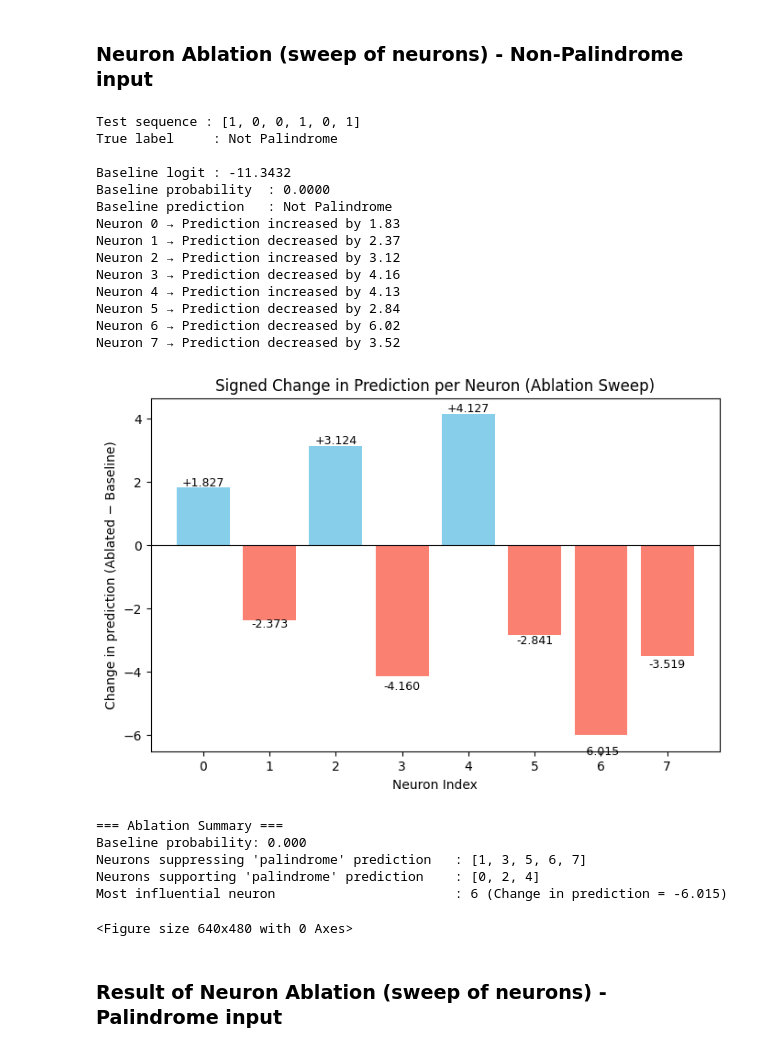
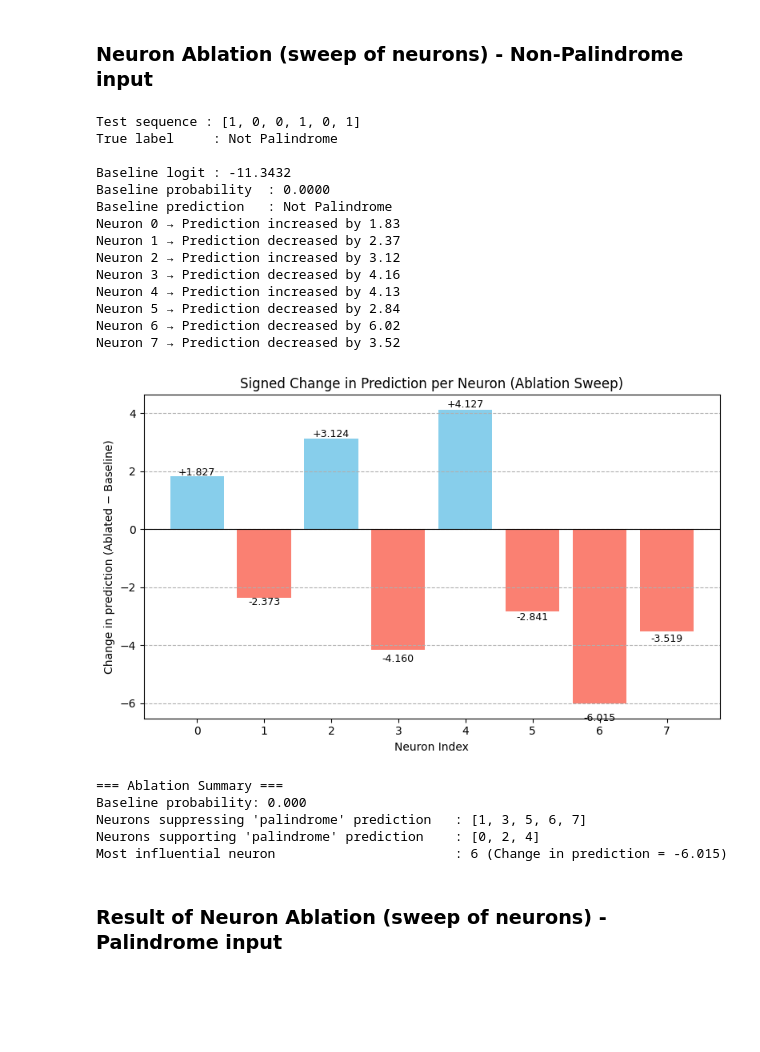
Before and after one commit to siliconshells/Mechanistic_Interpretability, a Jupyter notebook: mechanistic_interp.ipynb, the cells around one changed output. Cells and saved outputs as stored; diff of their text form; code cells hidden in the pictures; blank space fills up the shorter version.

```diff
--- a/mechanistic_interp.ipynb
+++ b/mechanistic_interp.ipynb
@@ -509,8 +513,9 @@ for idx,item in enumerate(effects):
             f"{item:+.3f}",
             ha="center",
             color="black", fontweight="normal", size = 9)
+plt.grid(axis='y', linestyle='--')
+plt.tight_layout()
 plt.show()
-plt.tight_layout()
 
 # ============================================================
 # Summary of effect of ablation
@@ -518,40 +523,39 @@ plt.tight_layout()
 
 strong_support = np.where(effects < -0.01)[0]  # neurons reducing prob
 strong_suppress = np.where(effects > 0.01)[0]  # neurons increasing prob
 
 print("\n=== Ablation Summary ===")
 print(f"Baseline probability: {base_prob:.3f}")
 print(f"Neurons suppressing 'palindrome' prediction   : {strong_support.tolist()}")
 print(f"Neurons supporting 'palindrome' prediction    : {strong_suppress.tolist()}")
 print(f"Most influential neuron                       : {max_idx} (Change in prediction = {effects[max_idx]:+.3f})")
 
 # Narrative
 if base_prob > 0.5:
     orientation = "supports palindrome"
 else:
     orientation = "supports non-palindrome"
 # %% [output]
 Test sequence : [1, 0, 0, 1, 0, 1]
 True label     : Not Palindrome
 
 Baseline logit : -11.3432
 Baseline probability  : 0.0000
 Baseline prediction   : Not Palindrome
 Neuron 0 → Prediction increased by 1.83
 Neuron 1 → Prediction decreased by 2.37
 Neuron 2 → Prediction increased by 3.12
 Neuron 3 → Prediction decreased by 4.16
 Neuron 4 → Prediction increased by 4.13
 Neuron 5 → Prediction decreased by 2.84
 Neuron 6 → Prediction decreased by 6.02
 Neuron 7 → Prediction decreased by 3.52
-[figure, old version]
+[figure, new version]
 === Ablation Summary ===
 Baseline probability: 0.000
 Neurons suppressing 'palindrome' prediction   : [1, 3, 5, 6, 7]
 Neurons supporting 'palindrome' prediction    : [0, 2, 4]
 Most influential neuron                       : 6 (Change in prediction = -6.015)
-<Figure size 640x480 with 0 Axes>
 # %% [markdown]
 ### Result of Neuron Ablation (sweep of neurons) - Palindrome input
 # %% [markdown]
```
Also changed, not shown: parts of 4 cells of this notebook.
